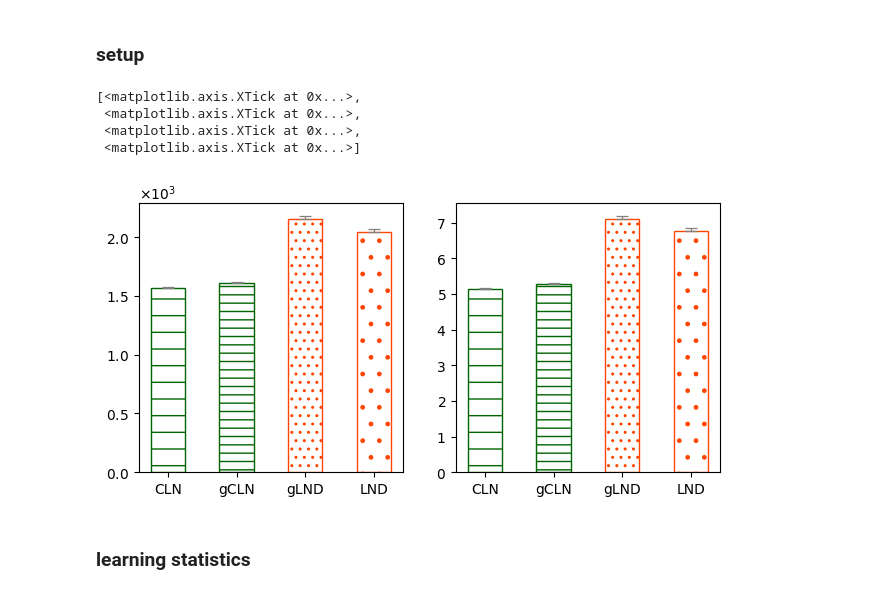
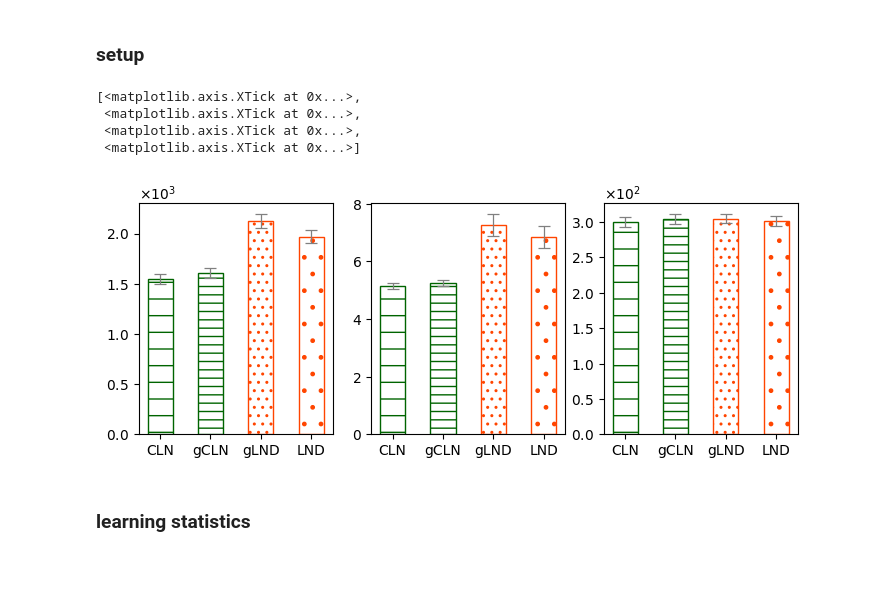
Before and after one commit to Ellariel/glm, a Jupyter notebook: performance_analysis.ipynb, the cells around one changed output. Drawn from its saved outputs; the diff is of its cells as text; code cells hidden in the pictures; blank space fills up the shorter version.

```diff
--- a/performance_analysis.ipynb
+++ b/performance_analysis.ipynb
@@ -30,6 +30,14 @@ for f in file_list:
     with open(f, 'rb') as pkl:
         results[proto_type] = pickle.load(pkl)
 # %%
+file_list = [f for f in glob.glob(os.path.join(results_dir, '*.pkl'))]
+results = {}
+
+for f in file_list:
+    proto_type = os.path.basename(f).split('.')[0]
+    with open(f, 'rb') as pkl:
+        results[proto_type] = pickle.load(pkl)
+
 _hatch = {'LND':'.',
           'CLN':'-',
           'ECL':'*',
@@ -44,9 +52,9 @@ _color = {'LND':'orangered',
           'gCLN':'darkgreen',
           'gECL':'mediumblue',
         }
-fig = plt.figure(figsize=(7.5, 3.5))
+fig = plt.figure(figsize=(8.5, 3))
 
-ax = fig.add_subplot(121)
+ax = fig.add_subplot(131)
 xfmt = ScalarFormatter(useMathText=True)
 xfmt.set_powerlimits((0,0))
 ticks, x = [], 0
@@ -67,42 +75,68 @@ for i, (k, v) in enumerate(results.items()):
     ticks += [k]
     x += 1
     ax.bar(x-1, val, width=0.5, edgecolor=_color[k] if k in _color else None, color='w',
-    label=k, yerr=([0], [yerr]), hatch=_hatch[k] if k in _hatch else None,
+    label=k, yerr=([yerr], [yerr]), hatch=_hatch[k] if k in _hatch else None,
     error_kw=dict(ecolor='gray', lw=0.9, capsize=4, capthick=0.9))
 ax.yaxis.set_major_formatter(xfmt)
 ax.set_xticks(range(len(ticks)), ticks)#, rotation=90)
 
-ax = fig.add_subplot(122)
+ax = fig.add_subplot(132)
 xfmt = ScalarFormatter(useMathText=True)
 xfmt.set_powerlimits((0,0))
 ticks, x = [], 0
 for i, (k, v) in enumerate(results.items()):
     # v = [float(i['payment_succeed']) if 'payment_succeed' in i else 0 for i in v]
     # v = [i['carbon'] / len(i['paths'][i['path_attempts'] - 1]) for i in v if 'payment_succeed' in i]
     # v = [i['carbon'] for i in v]
     pathlen = np.asarray([sum([len(p) for j, p in enumerate(t['paths'])
                     if j < t['path_attempts']])
                             for t in v])
     carbon = np.asarray([t['carbon'] for t in v])
 
-    #v = carbon# / pathlen
+    #v = carbon / pathlen
     v = pathlen
 
     yerr = sem(v)
     val = np.mean(v)
     ticks += [k]
     x += 1
     ax.bar(x-1, val, width=0.5, edgecolor=_color[k] if k in _color else None, color='w',
-    label=k, yerr=([0], [yerr]), hatch=_hatch[k] if k in _hatch else None,
+    label=k, yerr=([yerr], [yerr]), hatch=_hatch[k] if k in _hatch else None,
     error_kw=dict(ecolor='gray', lw=0.9, capsize=4, capthick=0.9))
 ax.yaxis.set_major_formatter(xfmt)
 ax.set_xticks(range(len(ticks)), ticks)#, rotation=90)
+
+ax = fig.add_subplot(133)
+xfmt = ScalarFormatter(useMathText=True)
+xfmt.set_powerlimits((0,0))
+ticks, x = [], 0
+for i, (k, v) in enumerate(results.items()):
+    # v = [float(i['payment_succeed']) if 'payment_succeed' in i else 0 for i in v]
+    # v = [i['carbon'] / len(i['paths'][i['path_attempts'] - 1]) for i in v if 'payment_succeed' in i]
+    # v = [i['carbon'] for i in v]
+    pathlen = np.asarray([sum([len(p) for j, p in enumerate(t['paths'])
+                    if j < t['path_attempts']])
+                            for t in v])
+    carbon = np.asarray([t['carbon'] for t in v])
+
+    v = carbon / pathlen
+    #v = pathlen
+
+    yerr = sem(v)
+    val = np.mean(v)
+    ticks += [k]
+    x += 1
+    ax.bar(x-1, val, width=0.5, edgecolor=_color[k] if k in _color else None, color='w',
+    label=k, yerr=([yerr], [yerr]), hatch=_hatch[k] if k in _hatch else None,
+    error_kw=dict(ecolor='gray', lw=0.9, capsize=4, capthick=0.9))
+ax.yaxis.set_major_formatter(xfmt)
+ax.set_xticks(range(len(ticks)), ticks)#, rotation=90)
 # %% [output]
 [<matplotlib.axis.XTick at 0x...>,
  <matplotlib.axis.XTick at 0x...>,
  <matplotlib.axis.XTick at 0x...>,
  <matplotlib.axis.XTick at 0x...>]
-[figure, old version]
+[figure, new version]
 # %%
 _hatch = {'LND':'.',
                     'H(LND)':'-',
```
Also changed, not shown: 7 other files.
